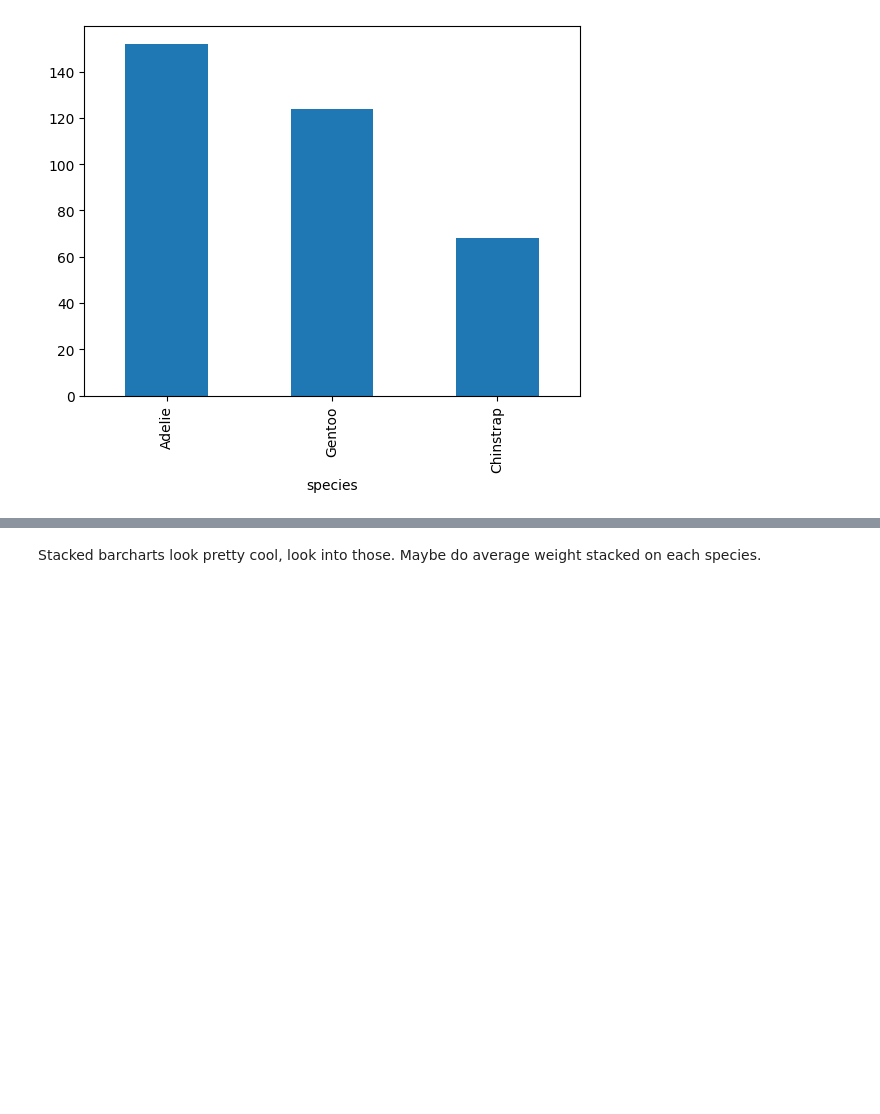
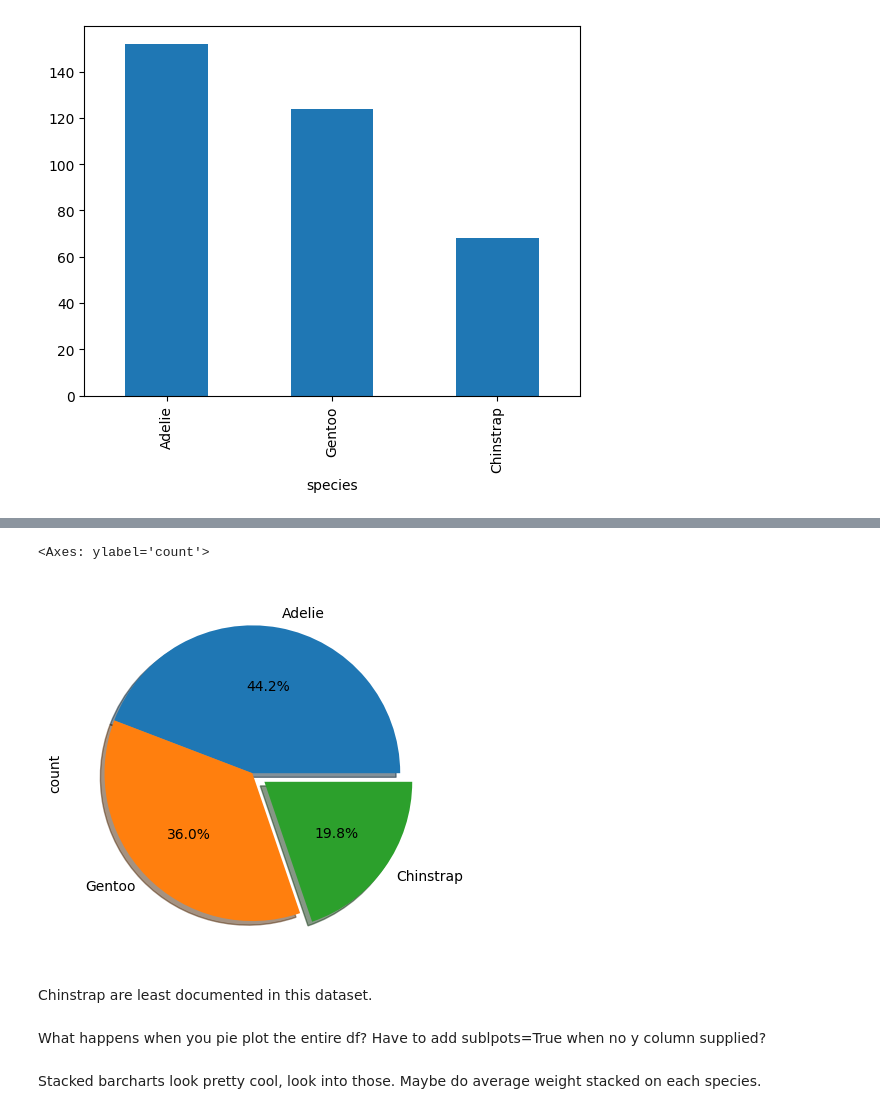
Before and after one commit to holmstead/principles_of_data_analytics, a Jupyter notebook: penguins.ipynb, the cells around one changed output, grey strips where cells are left out. Drawn from its saved outputs; the diff is of its cells as text; code cells hidden in the pictures; blank space fills up the shorter version.

```diff
--- a/penguins.ipynb
+++ b/penguins.ipynb
@@ -212,3 +223,12 @@ Name: count, dtype: int64
+# %%
+species_count.plot.pie(y='body_mass_g', autopct='%1.1f%%',explode=(0, 0, 0.1), shadow=True, startangle=0)
+# %% [output]
+<Axes: ylabel='count'>
+[figure, added]
+# %% [markdown]
+Chinstrap are least documented in this dataset.
+# %% [markdown]
+What happens when you pie plot the entire df? Have to add sublpots=True when no y column supplied?
 # %% [markdown]
 Stacked barcharts look pretty cool, look into those. Maybe do average weight stacked on each species.
 # %% [markdown]
```
Also changed, not shown: parts of 2 cells of this notebook.
